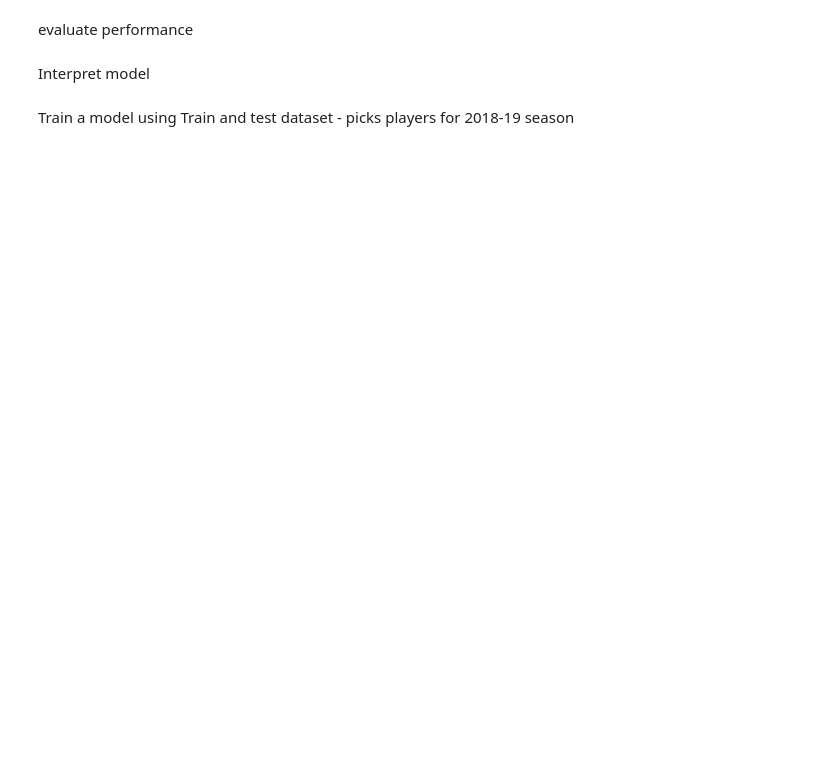
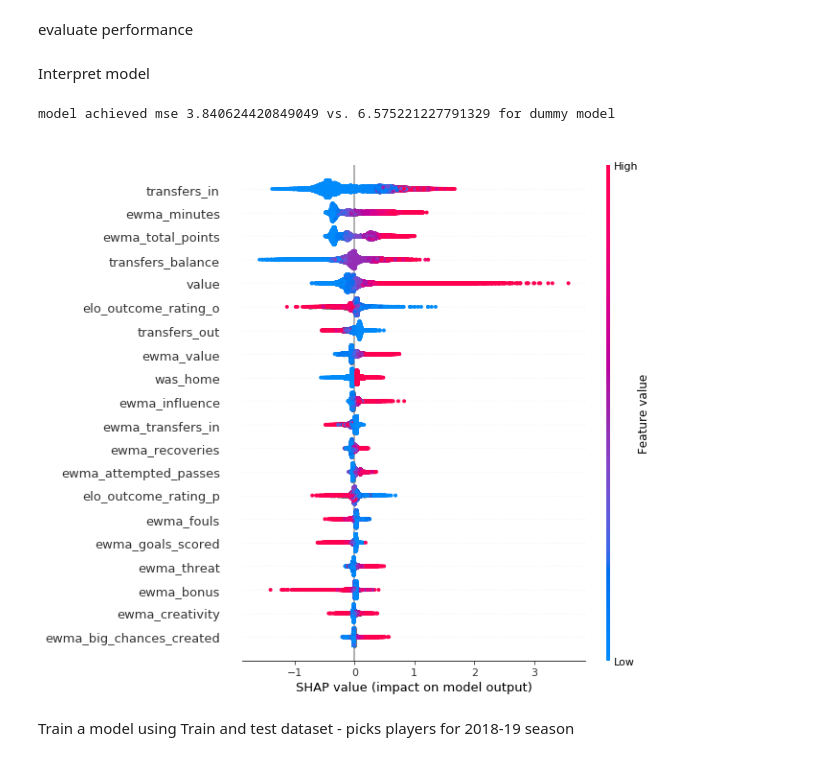
Before and after one commit to stevieg3/fpl-analysis, a Jupyter notebook: notebooks/exploration/1.1 LGB-points-forecast.ipynb, the cells around one changed output. Cells and saved outputs as stored; diff of their text form; code cells hidden in the pictures; blank space fills up the shorter version.

```diff
--- a/notebooks/exploration/1.1 LGB-points-forecast.ipynb
+++ b/notebooks/exploration/1.1 LGB-points-forecast.ipynb
@@ -179,14 +180,18 @@ def evaluate_model(model,X_train ,y_train, X_test, y_test):
 # %% [markdown]
 Interpret model
 # %%
-evaluate_model(model_cv,X_train ,y_train, X_test, y_test)
+evaluate_model(model_cv_t,X_train ,y_train, X_test, y_test)
+# %% [output]
+model achieved mse 3.840624420849049 vs. 6.575221227791329 for dummy model
 # %%
 def explain_model(model,X_train):
     explainer = shap.TreeExplainer(model)
     shap_values = explainer.shap_values(X_train)
     shap.summary_plot(shap_values,X_train)
 # %%
-explain_model(model_cv,X_train)
+explain_model(model_cv,X_combined)
+# %% [output]
+[figure, added]
 # %% [markdown]
 Train a model using Train and test dataset - picks players for 2018-19 season
 # %%
```
Also changed, not shown: parts of 5 cells of this notebook, 2 other files.
